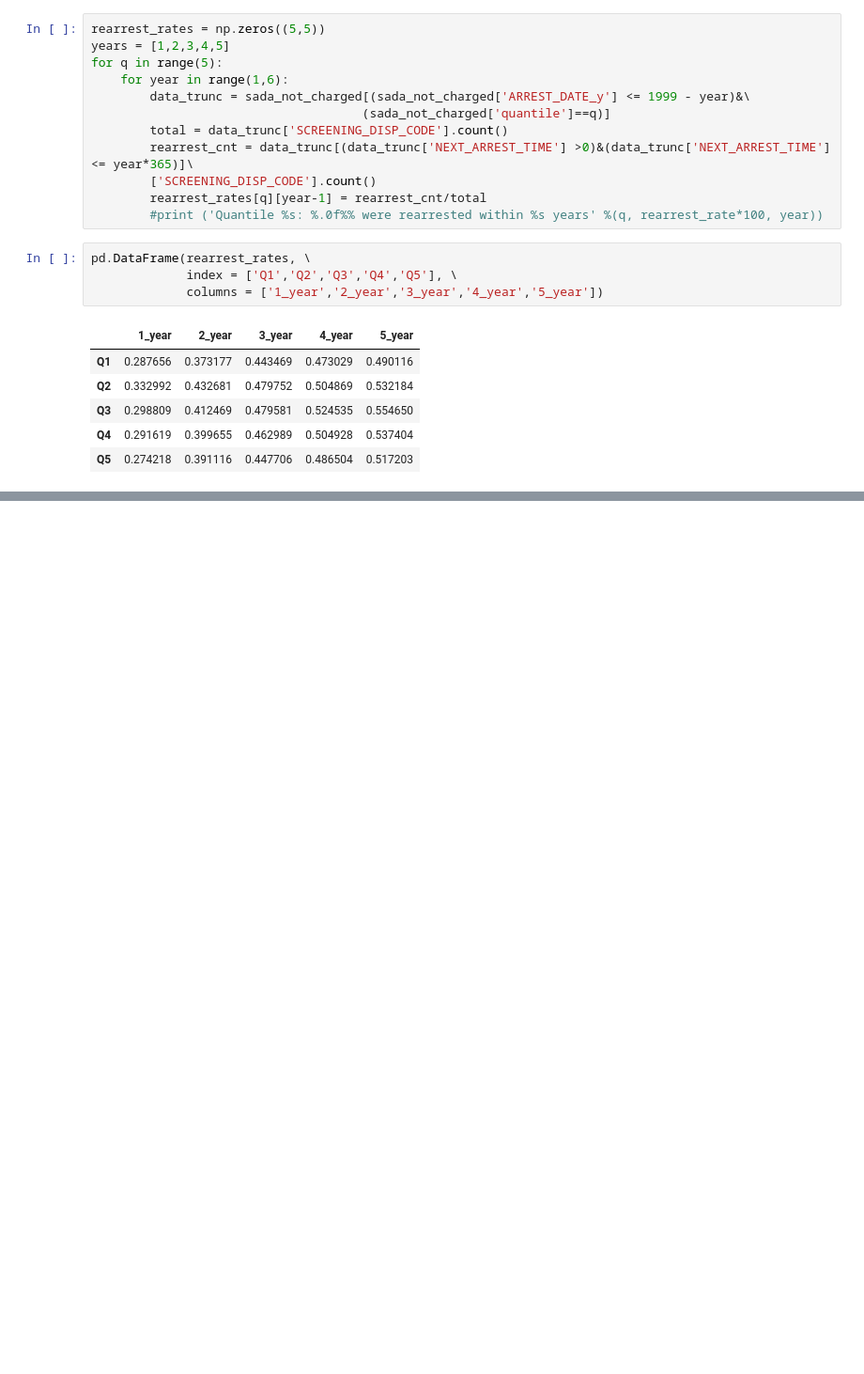
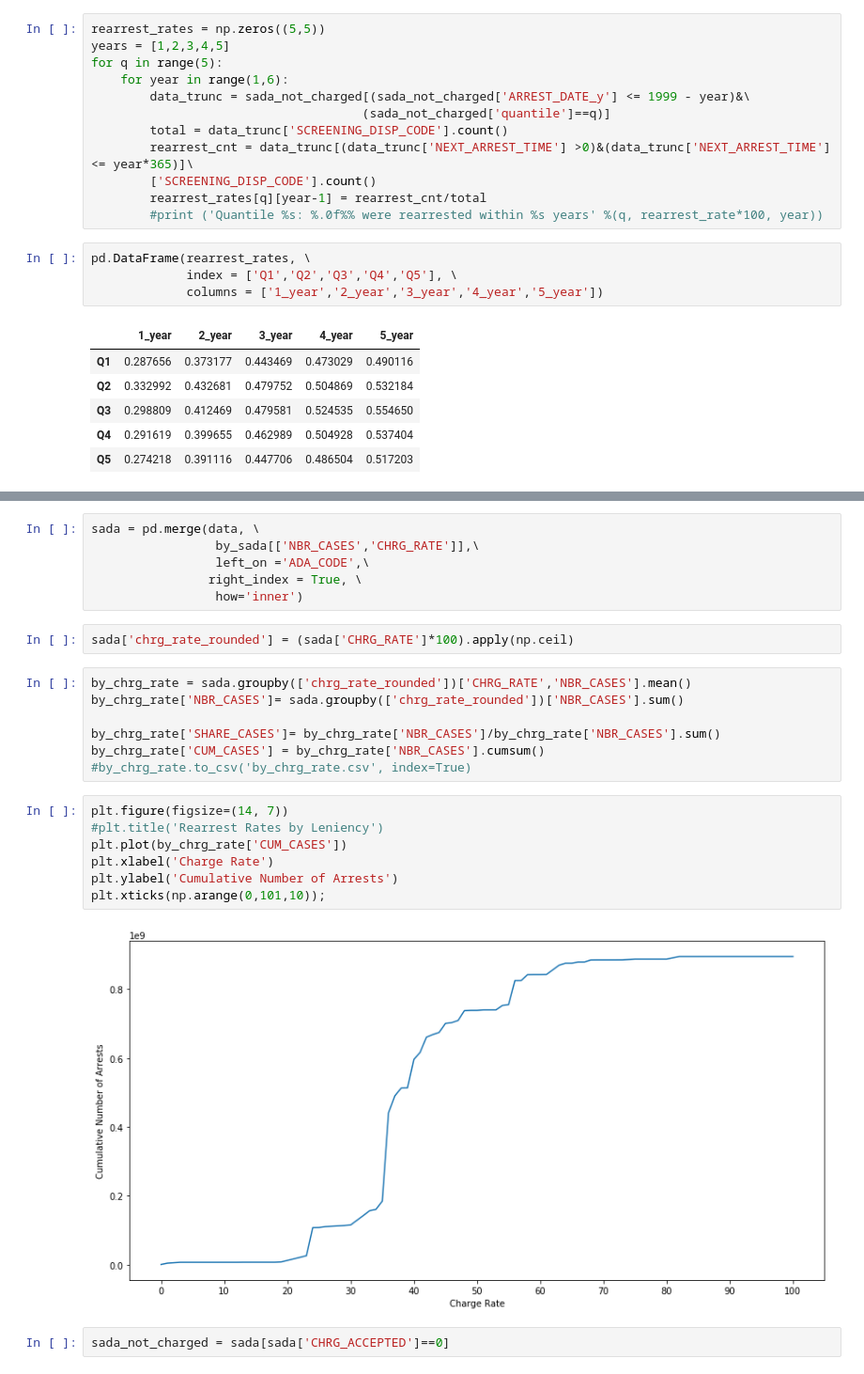
Before and after one commit to da1933/NODA, a Jupyter notebook: Screeners.ipynb, the cells around one changed output, grey strips where cells are left out. Shown at 94% size. Cells and saved outputs as stored; diff of their text form; blank space fills up the shorter version.

```diff
--- a/Screeners.ipynb
+++ b/Screeners.ipynb
@@ -134,0 +138,26 @@ pd.DataFrame(rearrest_rates, \
+# %%
+sada = pd.merge(data, \
+                 by_sada[['NBR_CASES','CHRG_RATE']],\
+                 left_on ='ADA_CODE',\
+                right_index = True, \
+                 how='inner')
+# %%
+sada['chrg_rate_rounded'] = (sada['CHRG_RATE']*100).apply(np.ceil)
+# %%
+by_chrg_rate = sada.groupby(['chrg_rate_rounded'])['CHRG_RATE','NBR_CASES'].mean()
+by_chrg_rate['NBR_CASES']= sada.groupby(['chrg_rate_rounded'])['NBR_CASES'].sum()
+
+by_chrg_rate['SHARE_CASES']= by_chrg_rate['NBR_CASES']/by_chrg_rate['NBR_CASES'].sum()
+by_chrg_rate['CUM_CASES'] = by_chrg_rate['NBR_CASES'].cumsum()
+#by_chrg_rate.to_csv('by_chrg_rate.csv', index=True)
+# %%
+plt.figure(figsize=(14, 7))
+#plt.title('Rearrest Rates by Leniency')
+plt.plot(by_chrg_rate['CUM_CASES'])
+plt.xlabel('Charge Rate')
+plt.ylabel('Cumulative Number of Arrests')
+plt.xticks(np.arange(0,101,10));
+# %% [output]
+[figure, added]
+# %%
+sada_not_charged = sada[sada['CHRG_ACCEPTED']==0]
```
Also changed, not shown: parts of 10 cells of this notebook.
